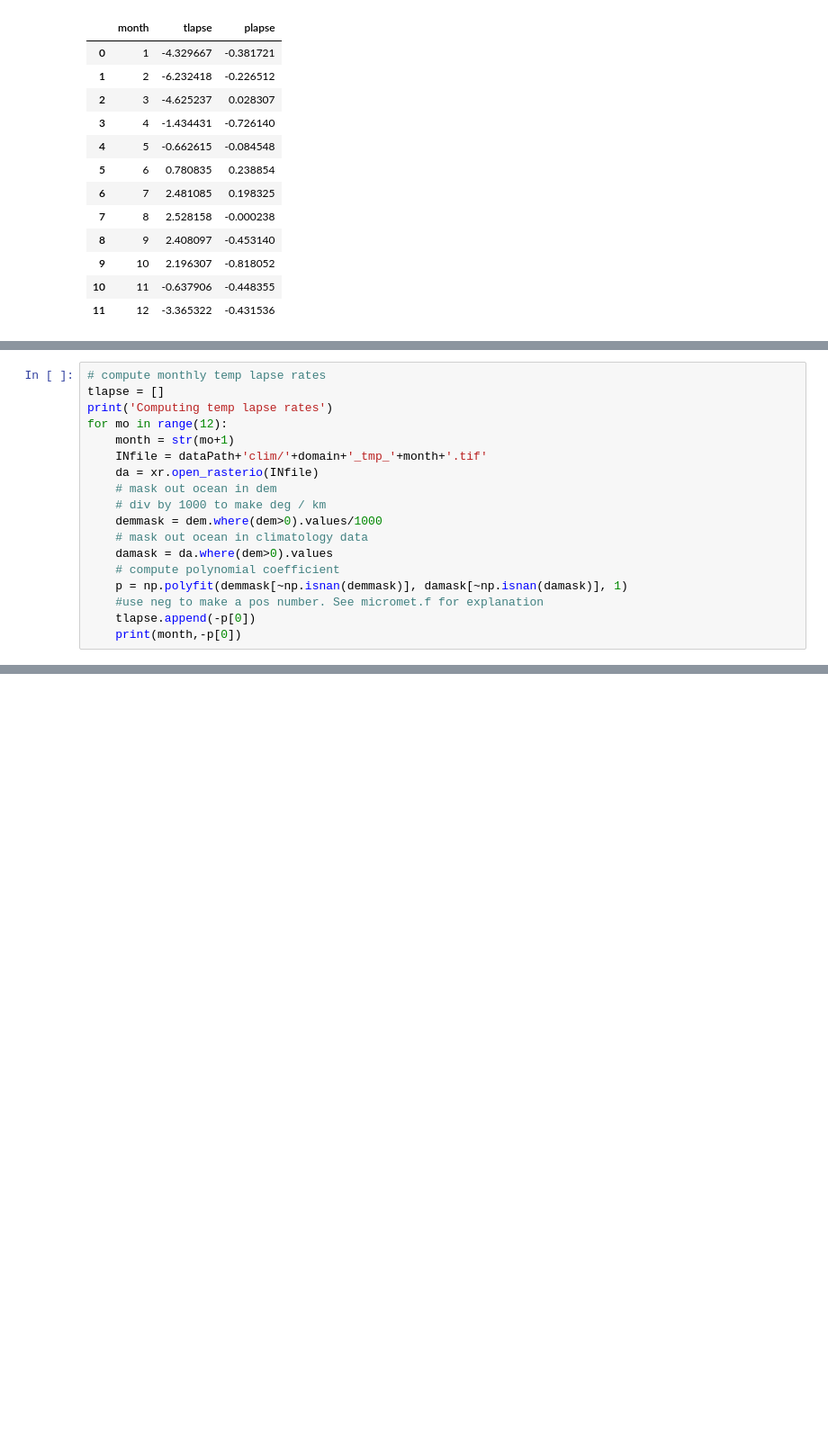
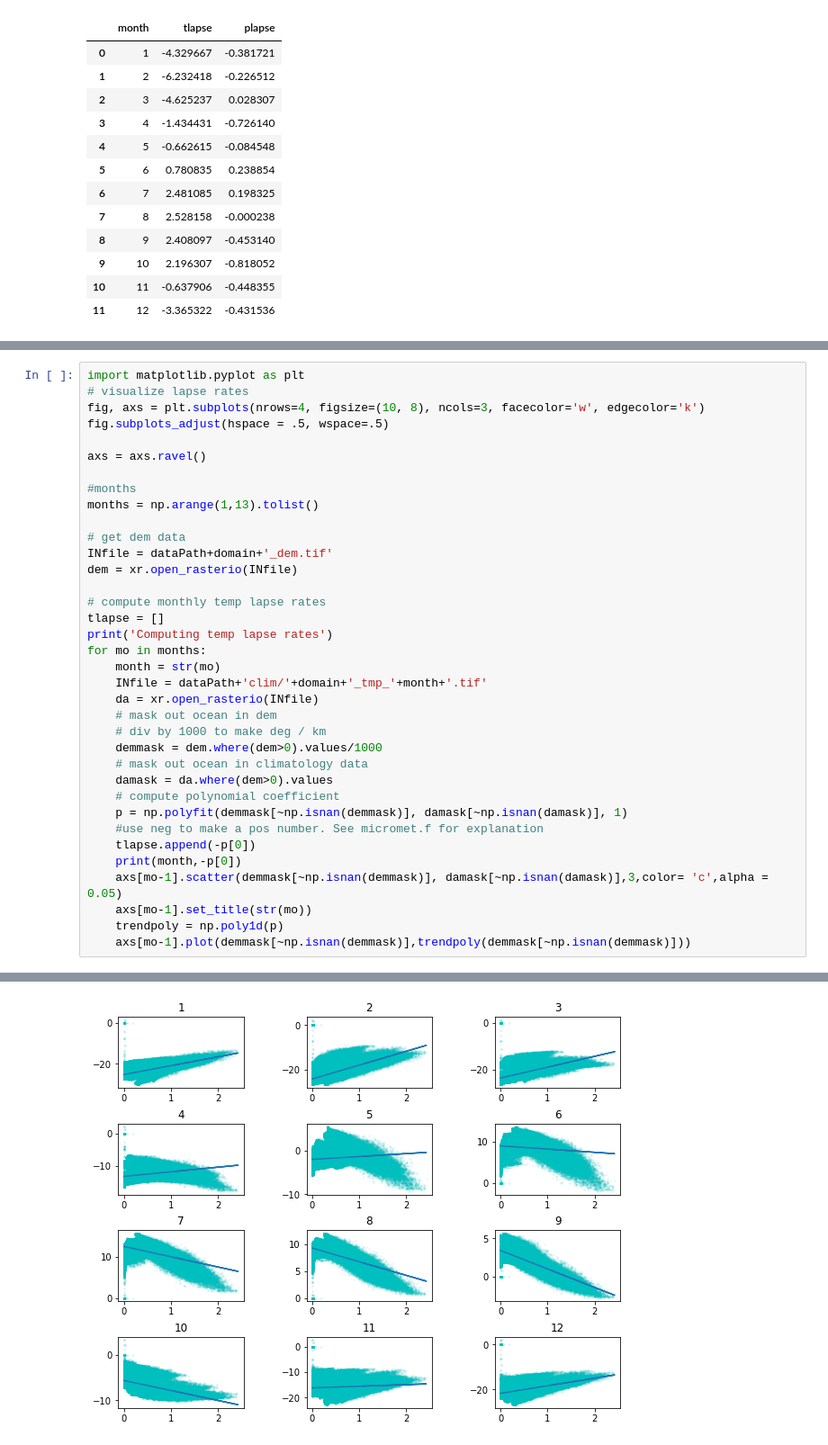
Before and after one commit to NPRB/02_preprocess_python, a Jupyter notebook: 03_GEE_lapserates.ipynb, the cells around one changed output, grey strips where cells are left out. Shown at 90% size. Saved outputs shown, nothing was run; the diff lists cells and outputs as text; blank space fills up the shorter version.

Commit message:
Added polyfit figures

```diff
--- a/03_GEE_lapserates.ipynb
+++ b/03_GEE_lapserates.ipynb
@@ -352,9 +332,23 @@ Attributes:
 # %%
+import matplotlib.pyplot as plt
+# visualize lapse rates
+fig, axs = plt.subplots(nrows=4, figsize=(10, 8), ncols=3, facecolor='w', edgecolor='k')
+fig.subplots_adjust(hspace = .5, wspace=.5)
+
+axs = axs.ravel()
+
+#months
+months = np.arange(1,13).tolist()
+
+# get dem data
+INfile = dataPath+domain+'_dem.tif'
+dem = xr.open_rasterio(INfile)
+
 # compute monthly temp lapse rates
 tlapse = []
 print('Computing temp lapse rates')
-for mo in range(12):
-    month = str(mo+1)
+for mo in months:
+    month = str(mo)
     INfile = dataPath+'clim/'+domain+'_tmp_'+month+'.tif'
     da = xr.open_rasterio(INfile)
     # mask out ocean in dem
@@ -367,4 +361,8 @@ for mo in range(12):
     #use neg to make a pos number. See micromet.f for explanation
     tlapse.append(-p[0])
     print(month,-p[0])
+    axs[mo-1].scatter(demmask[~np.isnan(demmask)], damask[~np.isnan(damask)],3,color= 'c',alpha = 0.05)
+    axs[mo-1].set_title(str(mo))
+    trendpoly = np.poly1d(p)
+    axs[mo-1].plot(demmask[~np.isnan(demmask)],trendpoly(demmask[~np.isnan(demmask)]))
 # %% [output]
@@ -371,13 +370,14 @@ for mo in range(12):
 1 -4.329666658860669
 2 -6.232418042107797
 3 -4.625236566529755
 4 -1.4344312509994273
 5 -0.6626146962960184
 6 0.7808353002597398
 7 2.4810853324250104
 8 2.5281582072095534
 9 2.4080967967830356
 10 2.1963068384423843
 11 -0.6379056162031775
 12 -3.3653222830483225
+[figure, added]
 # %%
```
Also changed, not shown: parts of 10 cells of this notebook.
